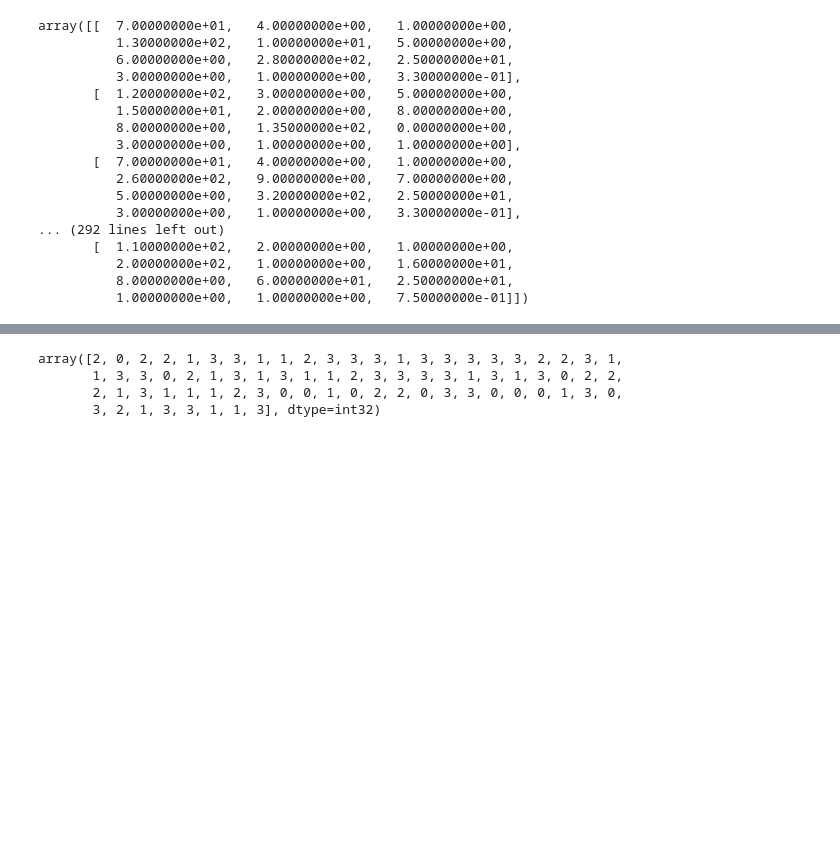
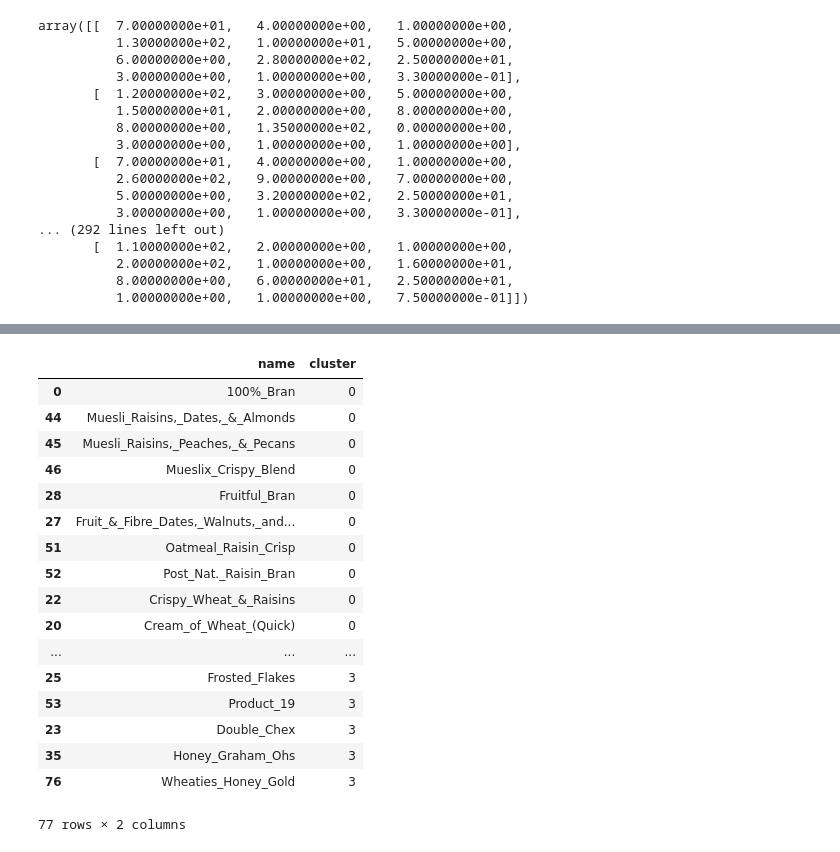
Before and after one commit to tiyd-python-2015-05/honey-nut-clusters, a Jupyter notebook: cereals_classifier.ipynb, the cells around one changed output, grey strips where cells are left out. Drawn from its saved outputs; the diff is of its cells as text; code cells hidden in the pictures; blank space fills up the shorter version.

```diff
--- a/cereals_classifier.ipynb
+++ b/cereals_classifier.ipynb
@@ -131,7 +131,29 @@ array([[ 0.63738215,  0.6126563 ,  0.30540663,  0.85878544],
 # %%
-estimator.predict(data)
+clusters = estimator.predict(data)
-# %% [output]
-array([2, 0, 2, 2, 1, 3, 3, 1, 1, 2, 3, 3, 3, 1, 3, 3, 3, 3, 3, 2, 2, 3, 1,
-       1, 3, 3, 0, 2, 1, 3, 1, 3, 1, 1, 2, 3, 3, 3, 3, 1, 3, 1, 3, 0, 2, 2,
-       2, 1, 3, 1, 1, 1, 2, 3, 0, 0, 1, 0, 2, 2, 0, 3, 3, 0, 0, 0, 1, 3, 0,
-       3, 2, 1, 3, 3, 1, 1, 3], dtype=int32)
+# %%
+clus_df = pd.DataFrame(clusters, columns=['cluster'])
+# %%
+name_df = pd.DataFrame(names, columns=['name'])
+# %%
+df = pd.concat([name_df, clus_df], axis=1)
+# %%
+df.sort(columns='cluster')
+# %% [output]
+|  | name | cluster |
+| 0 | 100%_Bran | 0 |
+| 44 | Muesli_Raisins,_Dates,_&_Almonds | 0 |
+| 45 | Muesli_Raisins,_Peaches,_&_Pecans | 0 |
+| 46 | Mueslix_Crispy_Blend | 0 |
+| 28 | Fruitful_Bran | 0 |
+| 27 | Fruit_&_Fibre_Dates,_Walnuts,_and... | 0 |
+| 51 | Oatmeal_Raisin_Crisp | 0 |
+| 52 | Post_Nat._Raisin_Bran | 0 |
+| 22 | Crispy_Wheat_&_Raisins | 0 |
+| 20 | Cream_of_Wheat_(Quick) | 0 |
+| ... | ... | ... |
+| 25 | Frosted_Flakes | 3 |
+| 53 | Product_19 | 3 |
+| 23 | Double_Chex | 3 |
+| 35 | Honey_Graham_Ohs | 3 |
+| 76 | Wheaties_Honey_Gold | 3 |
+77 rows × 2 columns
```
Also changed, not shown: parts of 6 cells of this notebook.
